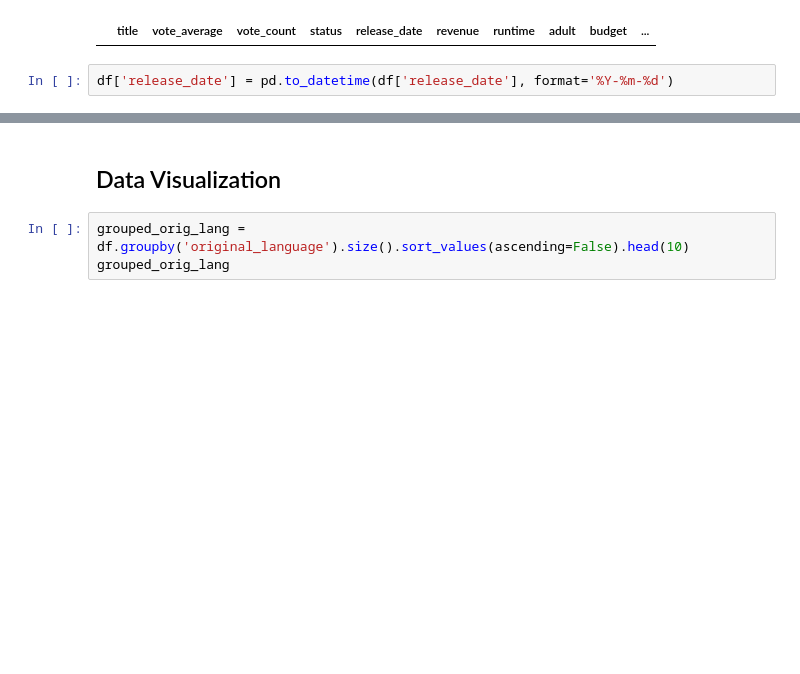
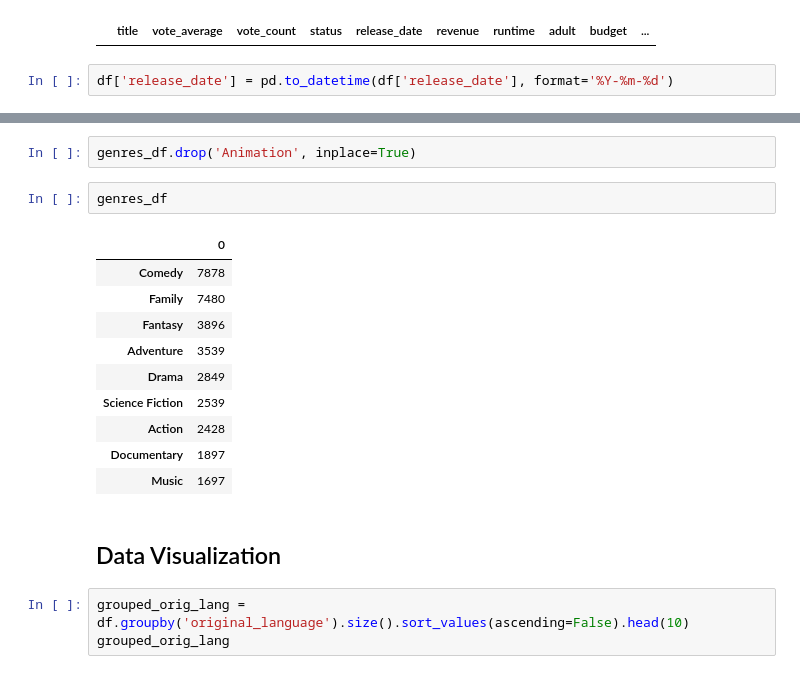
Before and after one commit to MartaSeidler/Kaggle_Animation_Movies, a Jupyter notebook: animation-movies-eda.ipynb, the cells around one changed output, grey strips where cells are left out. Drawn from its saved outputs; the diff is of its cells as text; blank space fills up the shorter version.

```diff
--- a/animation-movies-eda.ipynb
+++ b/animation-movies-eda.ipynb
@@ -93,3 +105,18 @@ df['release_date'] = pd.to_datetime(df['release_date'], format='%Y-%m-%d')
+# %%
+genres_df.drop('Animation', inplace=True)
+# %%
+genres_df
+# %% [output]
+|  | 0 |
+| Comedy | 7878 |
+| Family | 7480 |
+| Fantasy | 3896 |
+| Adventure | 3539 |
+| Drama | 2849 |
+| Science Fiction | 2539 |
+| Action | 2428 |
+| Documentary | 1897 |
+| Music | 1697 |
 # %% [markdown]
 ## Data Visualization
 # %%
```
Also changed, not shown: parts of 5 cells of this notebook.
